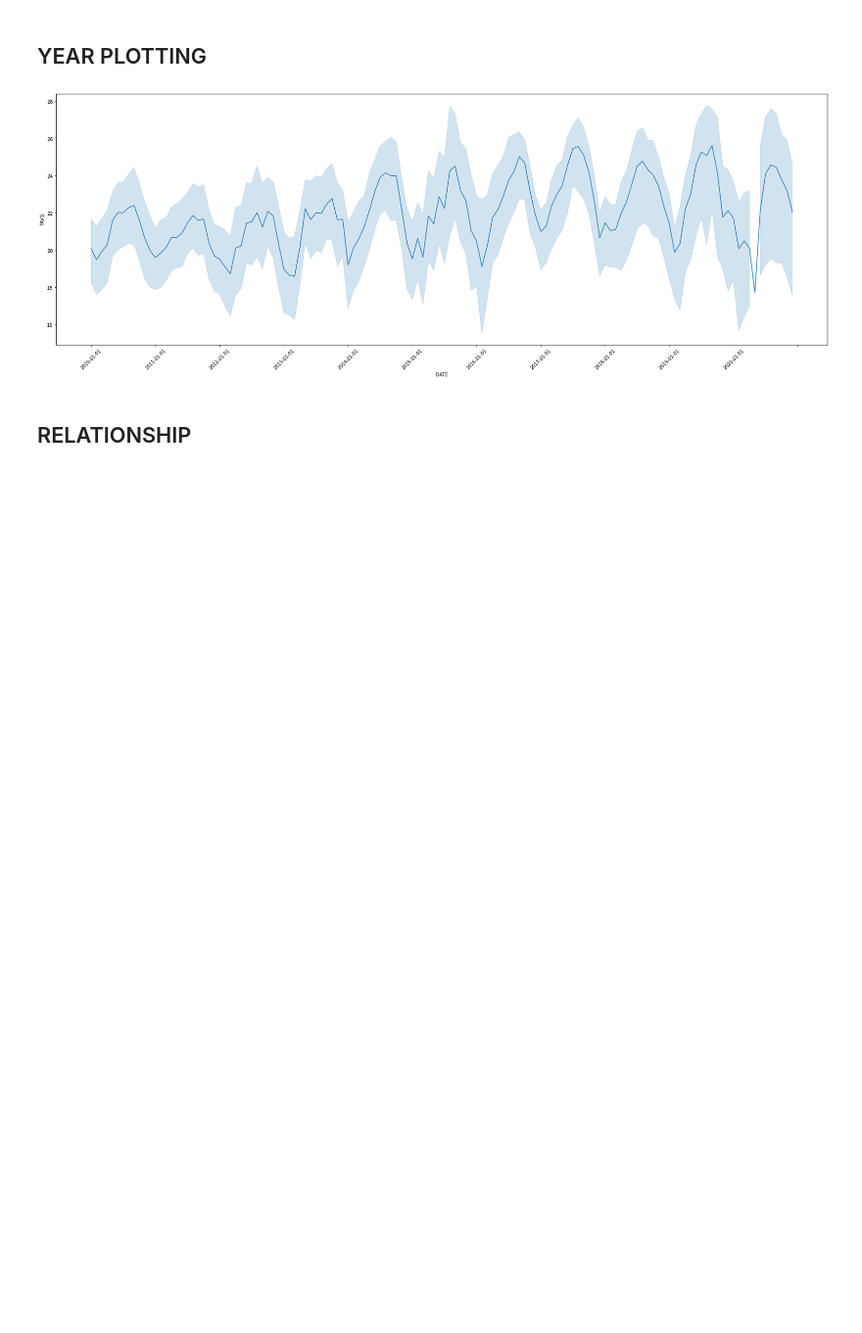
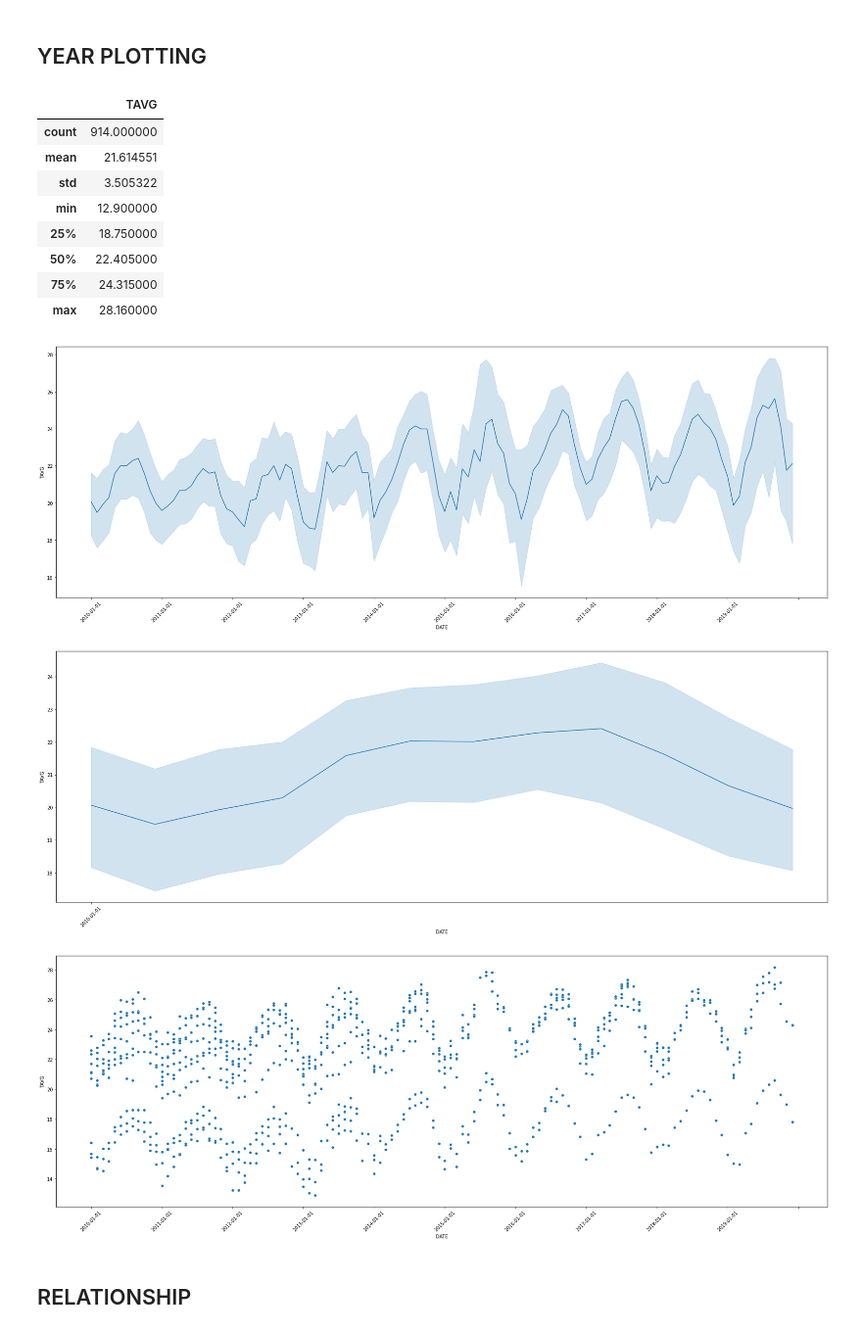
Before and after one commit to huynhtuan17ti/climate-predictor, a Jupyter notebook: visualize.ipynb, the cells around one changed output. Shown at 98% size. Cells and saved outputs as stored; diff of their text form; code cells hidden in the pictures; blank space fills up the shorter version.

```diff
--- a/visualize.ipynb
+++ b/visualize.ipynb
@@ -14,10 +14,24 @@ train_data = pd.read_csv(TRAIN)
 test_data = pd.read_csv(TEST)
 # %% [markdown]
 ## YEAR PLOTTING
-# %%
-plot_year(test_data, 2010, 2020)
-# %% [output]
-[figure, removed]
+# %%
+plot_year(test_data, 2005, 2014, '1.png')
+plot_year(test_data, 2010, 2010, '2.png')
+scatterplot_year(test_data, 2005, 2014, '3.png')
+describe_data(test_data, 2005, 2014)
+# %% [output]
+|  | TAVG |
+| count | 914.000000 |
+| mean | 21.614551 |
+| std | 3.505322 |
+| min | 12.900000 |
+| 25% | 18.750000 |
+| 50% | 22.405000 |
+| 75% | 24.315000 |
+| max | 28.160000 |
+[figure, added]
+[figure, added]
+[figure, added]
 # %% [markdown]
 ## RELATIONSHIP
 # %%
```
Also changed, not shown: parts of 2 cells of this notebook, 4 other files.
